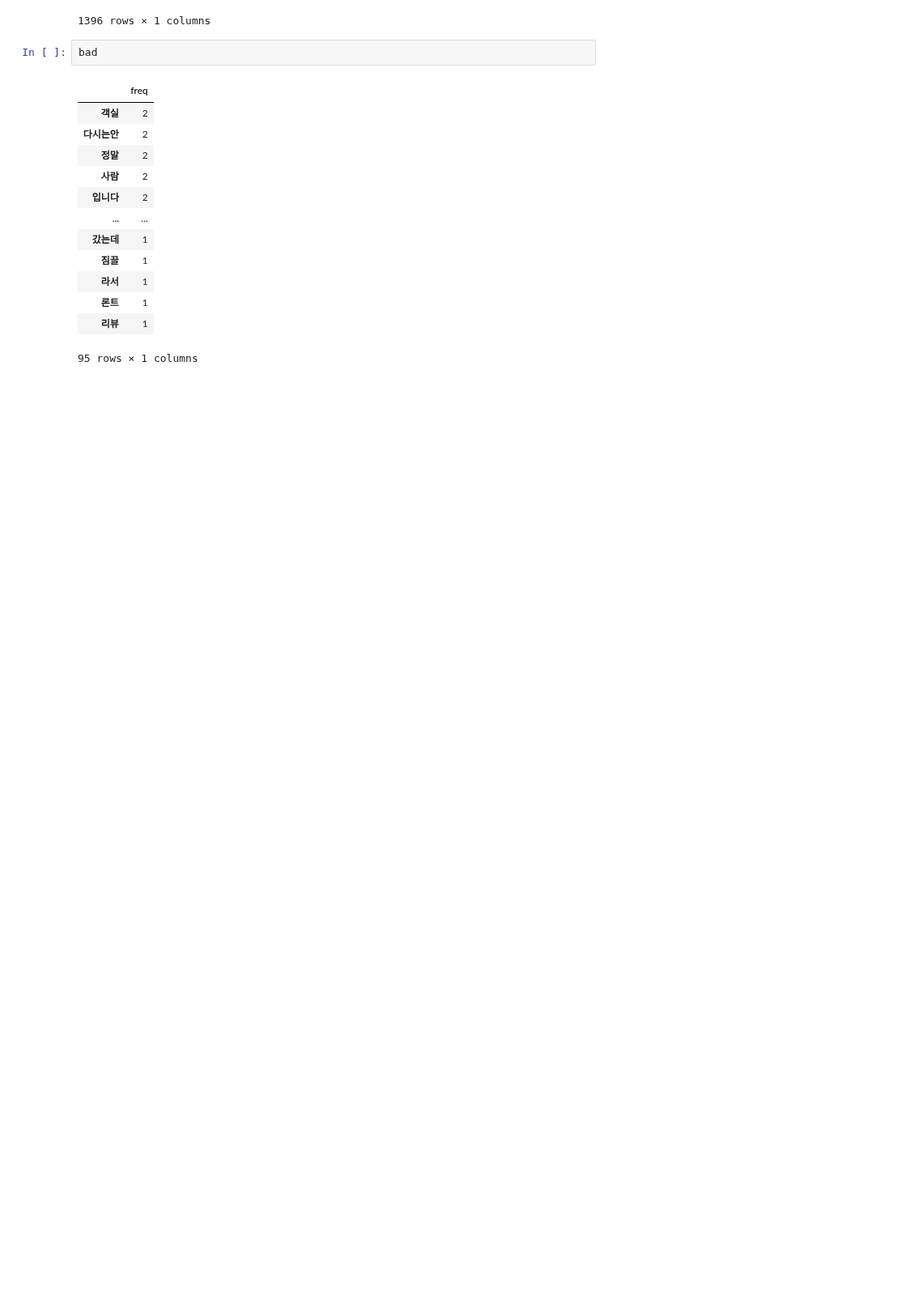
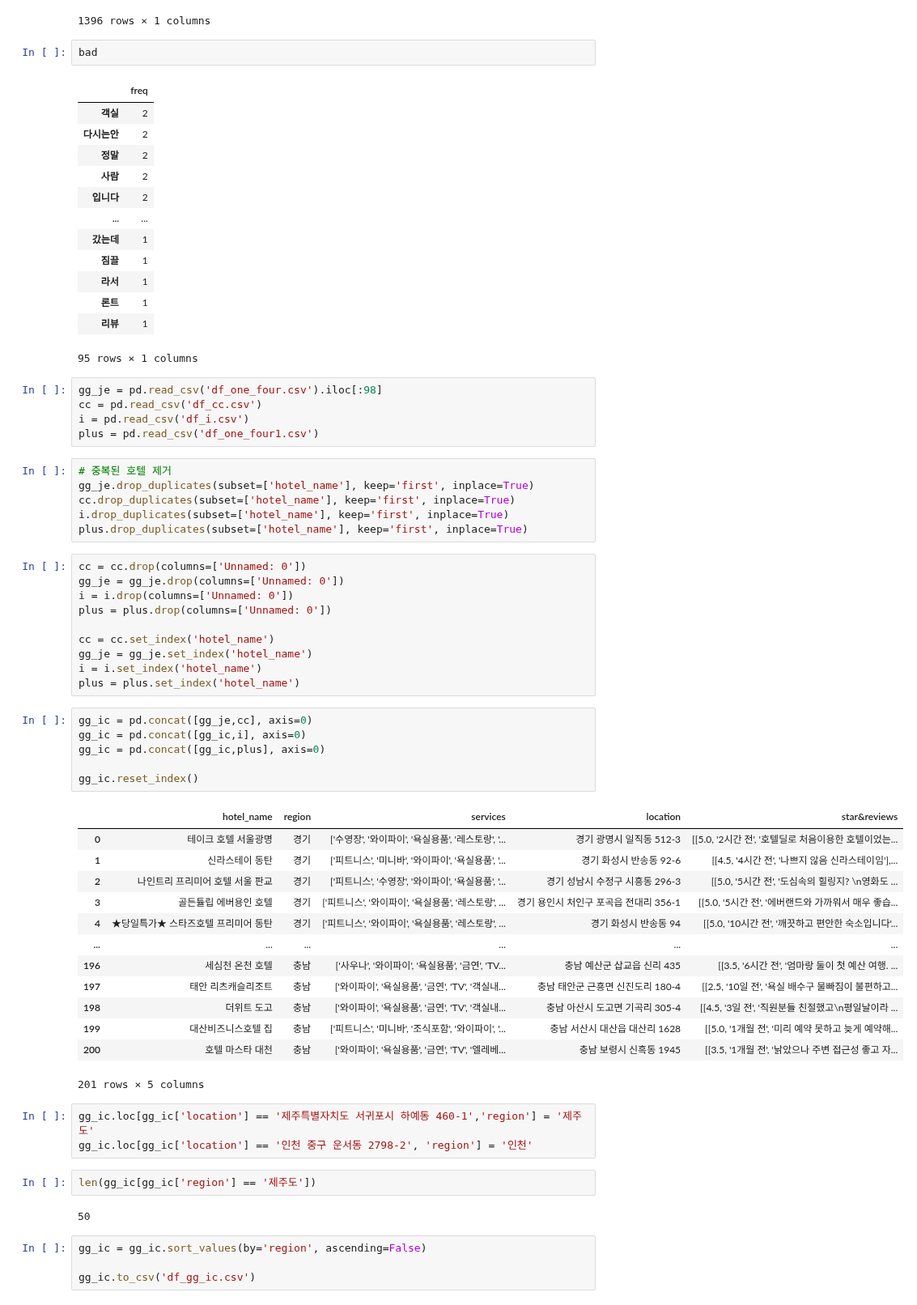
Before and after one commit to rlfgus0821/-HTML-, a Jupyter notebook: 09_middle project/text preprocessing.ipynb, the cells around one changed output. Shown at 81% size. Cells and saved outputs as stored; diff of their text form; blank space fills up the shorter version.

```diff
--- a/09_middle project/text preprocessing.ipynb
+++ b/09_middle project/text preprocessing.ipynb
@@ -251,3 +251,55 @@ bad
 | 론트 | 1 |
 | 리뷰 | 1 |
 95 rows × 1 columns
+# %%
+gg_je = pd.read_csv('df_one_four.csv').iloc[:98]
+cc = pd.read_csv('df_cc.csv')
+i = pd.read_csv('df_i.csv')
+plus = pd.read_csv('df_one_four1.csv')
+# %%
+# 중복된 호텔 제거
+gg_je.drop_duplicates(subset=['hotel_name'], keep='first', inplace=True)
+cc.drop_duplicates(subset=['hotel_name'], keep='first', inplace=True)
+i.drop_duplicates(subset=['hotel_name'], keep='first', inplace=True)
+plus.drop_duplicates(subset=['hotel_name'], keep='first', inplace=True)
+# %%
+cc = cc.drop(columns=['Unnamed: 0'])
+gg_je = gg_je.drop(columns=['Unnamed: 0'])
+i = i.drop(columns=['Unnamed: 0'])
+plus = plus.drop(columns=['Unnamed: 0'])
+
+cc = cc.set_index('hotel_name')
+gg_je = gg_je.set_index('hotel_name')
+i = i.set_index('hotel_name')
+plus = plus.set_index('hotel_name')
+# %%
+gg_ic = pd.concat([gg_je,cc], axis=0)
+gg_ic = pd.concat([gg_ic,i], axis=0)
+gg_ic = pd.concat([gg_ic,plus], axis=0)
+
+gg_ic.reset_index()
+# %% [output]
+|  | hotel_name | region | services | location | star&reviews |
+| 0 | 테이크 호텔 서울광명 | 경기 | ['수영장', '와이파이', '욕실용품', '레스토랑', '... | 경기 광명시 일직동 512-3 | [[5.0, '2시간 전', '호텔딜로 처음이용한 호텔이었는... |
+| 1 | 신라스테이 동탄 | 경기 | ['피트니스', '미니바', '와이파이', '욕실용품', '... | 경기 화성시 반송동 92-6 | [[4.5, '4시간 전', '나쁘지 않음 신라스테이임'],... |
+| 2 | 나인트리 프리미어 호텔 서울 판교 | 경기 | ['피트니스', '수영장', '와이파이', '욕실용품', '... | 경기 성남시 수정구 시흥동 296-3 | [[5.0, '5시간 전', '도심속의 힐링지? \n영화도 ... |
+| 3 | 골든튤립 에버용인 호텔 | 경기 | ['피트니스', '와이파이', '욕실용품', '레스토랑', ... | 경기 용인시 처인구 포곡읍 전대리 356-1 | [[5.0, '5시간 전', '에버랜드와 가까워서 매우 좋습... |
+| 4 | ★당일특가★ 스타즈호텔 프리미어 동탄 | 경기 | ['피트니스', '와이파이', '욕실용품', '레스토랑', ... | 경기 화성시 반송동 94 | [[5.0, '10시간 전', '깨끗하고 편안한 숙소입니다'... |
+| ... | ... | ... | ... | ... | ... |
+| 196 | 세심천 온천 호텔 | 충남 | ['사우나', '와이파이', '욕실용품', '금연', 'TV... | 충남 예산군 삽교읍 신리 435 | [[3.5, '6시간 전', '엄마랑 둘이 첫 예산 여행. ... |
+| 197 | 태안 리츠캐슬리조트 | 충남 | ['와이파이', '욕실용품', '금연', 'TV', '객실내... | 충남 태안군 근흥면 신진도리 180-4 | [[2.5, '10일 전', '욕실 배수구 물빠짐이 불편하고... |
+| 198 | 더위트 도고 | 충남 | ['와이파이', '욕실용품', '금연', 'TV', '객실내... | 충남 아산시 도고면 기곡리 305-4 | [[4.5, '3일 전', '직원분들 친절했고\n평일날이라 ... |
+| 199 | 대산비즈니스호텔 집 | 충남 | ['피트니스', '미니바', '조식포함', '와이파이', '... | 충남 서산시 대산읍 대산리 1628 | [[5.0, '1개월 전', '미리 예약 못하고 늦게 예약해... |
+| 200 | 호텔 마스타 대천 | 충남 | ['와이파이', '욕실용품', '금연', 'TV', '엘레베... | 충남 보령시 신흑동 1945 | [[3.5, '1개월 전', '낡았으나 주변 접근성 좋고 자... |
+201 rows × 5 columns
+# %%
+gg_ic.loc[gg_ic['location'] == '제주특별자치도 서귀포시 하예동 460-1','region'] = '제주도'
+gg_ic.loc[gg_ic['location'] == '인천 중구 운서동 2798-2', 'region'] = '인천'
+# %%
+len(gg_ic[gg_ic['region'] == '제주도'])
+# %% [output]
+50
+# %%
+gg_ic = gg_ic.sort_values(by='region', ascending=False)
+
+gg_ic.to_csv('df_gg_ic.csv')
```
Also changed, not shown: 3 other files.
